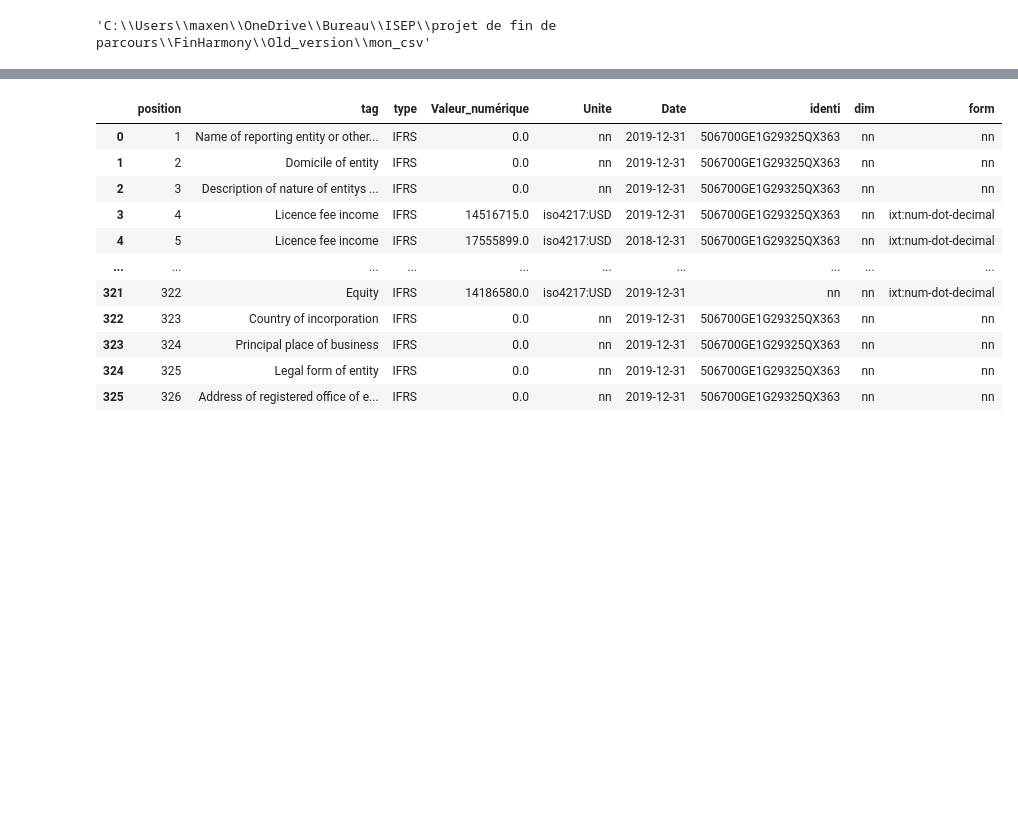
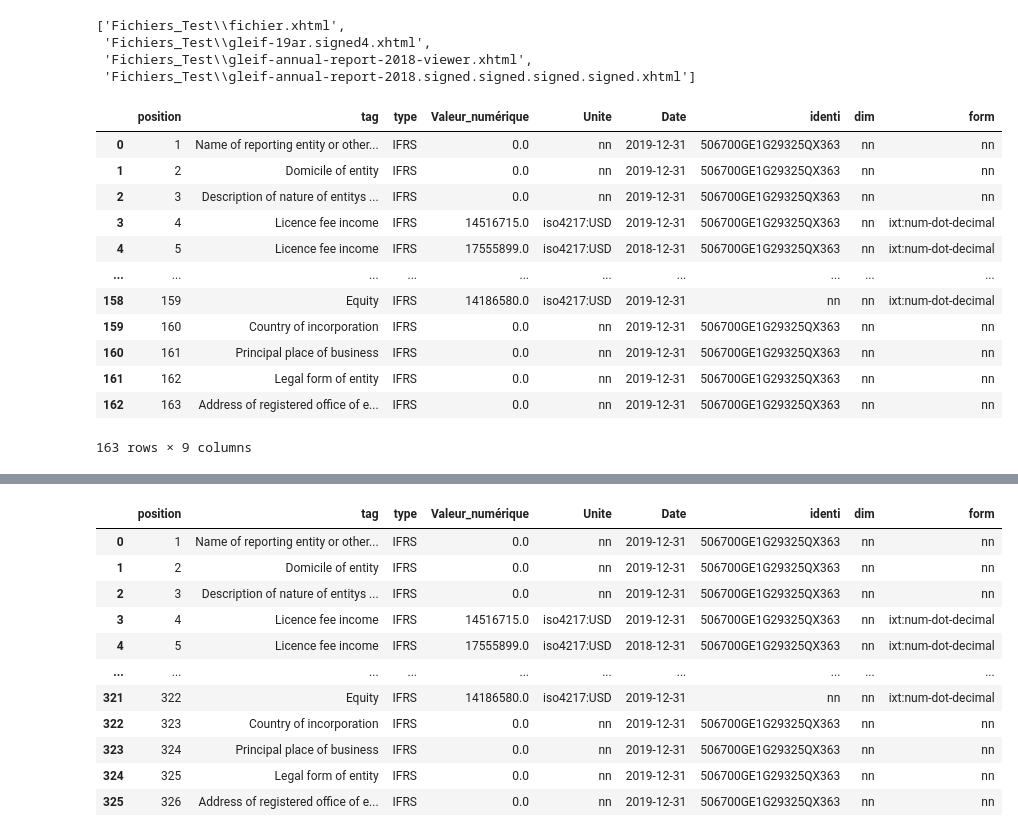
Before and after one commit to abens97/FinHarmony, a Jupyter notebook: Converter_xbrl.ipynb, the cells around one changed output, grey strips where cells are left out. Saved outputs shown, nothing was run; the diff lists cells and outputs as text; code cells hidden in the pictures; blank space fills up the shorter version.

```diff
--- a/Converter_xbrl.ipynb
+++ b/Converter_xbrl.ipynb
@@ -187,4 +208,26 @@ C:\Users\maxen\OneDrive\Bureau\ISEP\projet de fin de parcours\FinHarmony\Old_ver
-# %%
-os.getcwd() + '\Old_version\\mon_csv'
-# %% [output]
-'C:\\Users\\maxen\\OneDrive\\Bureau\\ISEP\\projet de fin de parcours\\FinHarmony\\Old_version\\mon_csv'
+# %%
+glob.glob('Fichiers_Test/*.xhtml')
+# %% [output]
+['Fichiers_Test\\fichier.xhtml',
+ 'Fichiers_Test\\gleif-19ar.signed4.xhtml',
+ 'Fichiers_Test\\gleif-annual-report-2018-viewer.xhtml',
+ 'Fichiers_Test\\gleif-annual-report-2018.signed.signed.signed.signed.xhtml']
+# %%
+import pandas as pd
+
+df = pd.read_csv(mycsvpath+'\\myxbrltable2019.csv',sep=';')
+df
+# %% [output]
+|  | position | tag | type | Valeur_numérique | Unite | Date | identi | dim | form |
+| 0 | 1 | Name of reporting entity or other... | IFRS | 0.0 | nn | 2019-12-31 | 506700GE1G29325QX363 | nn | nn |
+| 1 | 2 | Domicile of entity | IFRS | 0.0 | nn | 2019-12-31 | 506700GE1G29325QX363 | nn | nn |
+| 2 | 3 | Description of nature of entitys ... | IFRS | 0.0 | nn | 2019-12-31 | 506700GE1G29325QX363 | nn | nn |
+| 3 | 4 | Licence fee income | IFRS | 14516715.0 | iso4217:USD | 2019-12-31 | 506700GE1G29325QX363 | nn | ixt:num-dot-decimal |
+| 4 | 5 | Licence fee income | IFRS | 17555899.0 | iso4217:USD | 2018-12-31 | 506700GE1G29325QX363 | nn | ixt:num-dot-decimal |
+| ... | ... | ... | ... | ... | ... | ... | ... | ... | ... |
+| 158 | 159 | Equity | IFRS | 14186580.0 | iso4217:USD | 2019-12-31 | nn | nn | ixt:num-dot-decimal |
+| 159 | 160 | Country of incorporation | IFRS | 0.0 | nn | 2019-12-31 | 506700GE1G29325QX363 | nn | nn |
+| 160 | 161 | Principal place of business | IFRS | 0.0 | nn | 2019-12-31 | 506700GE1G29325QX363 | nn | nn |
+| 161 | 162 | Legal form of entity | IFRS | 0.0 | nn | 2019-12-31 | 506700GE1G29325QX363 | nn | nn |
+| 162 | 163 | Address of registered office of e... | IFRS | 0.0 | nn | 2019-12-31 | 506700GE1G29325QX363 | nn | nn |
+163 rows × 9 columns
```
Also changed, not shown: parts of 2 cells of this notebook, 3 other files.
